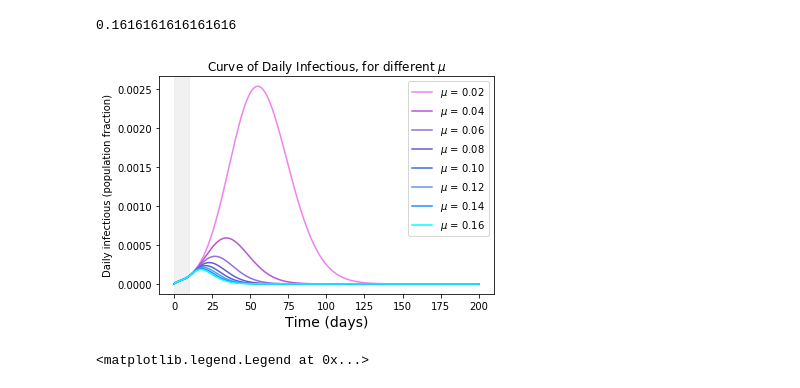
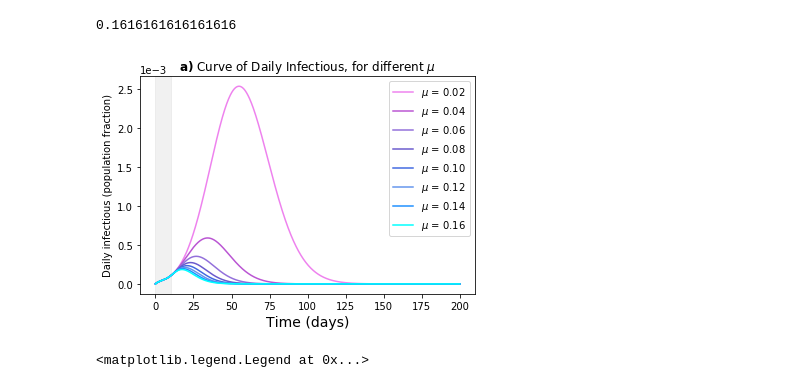
Before and after one commit to daniele-proverbio/assessing_strategies, a Jupyter notebook: Assessing_suppression_measures.ipynb, the cells around one changed output. Saved outputs shown, nothing was run; the diff lists cells and outputs as text; code cells hidden in the pictures.

```diff
--- a/Assessing_suppression_measures.ipynb
+++ b/Assessing_suppression_measures.ipynb
@@ -616,6 +1083,7 @@ beta = 0.85    # average contact rate
 gamma = 0.34   # mean infectious period = 3 following German Epidemiology Institute (GEI) [or = 2 (Peng, 2020) in Wuhan]
 rho = 1   # social distancing (to control contact rate )
 mu = np.linspace(0, 0.2, 100)     # removal rate
+tau = [10/dt,15/dt,20/dt,25/dt]
 # %%
 # considering mu
 # peak maximum
@@ -677,23 +1217,23 @@ fig_mu.savefig("/Users/daniele.proverbio/python-workspace/PhD/covid-19/Assessing
 # %%
 # Just a sample
 
-params_protection_1 = alpha, beta, gamma, mu[10]
-params_protection_2 = alpha, beta, gamma, mu[20]
-params_protection_3 = alpha, beta, gamma, mu[30]
-params_protection_4 = alpha, beta, gamma, mu[40]
-params_protection_5 = alpha, beta, gamma, mu[50]
-params_protection_6 = alpha, beta, gamma, mu[60]
-params_protection_7 = alpha, beta, gamma, mu[70]
-params_protection_8 = alpha, beta, gamma, mu[80]
-params_protection_9 = alpha, beta, gamma, mu[90]
+params_protection_1 = alpha, beta, gamma, mu[10], tau[0]
+params_protection_2 = alpha, beta, gamma, mu[20], tau[0]
+params_protection_3 = alpha, beta, gamma, mu[30], tau[0]
+params_protection_4 = alpha, beta, gamma, mu[40], tau[0]
+params_protection_5 = alpha, beta, gamma, mu[50], tau[0]
+params_protection_6 = alpha, beta, gamma, mu[60], tau[0]
+params_protection_7 = alpha, beta, gamma, mu[70], tau[0]
+params_protection_8 = alpha, beta, gamma, mu[80], tau[0]
+params_protection_9 = alpha, beta, gamma, mu[90], tau[0]
 
-params_protection_15 = alpha, beta, gamma, mu[1]
-params_protection_13 = alpha, beta, gamma, mu[2]
-params_protection_10 = alpha, beta, gamma, mu[3]
-params_protection_11 = alpha, beta, gamma, mu[4]
-params_protection_12 = alpha, beta, gamma, mu[5]
-params_protection_14 = alpha, beta, gamma, mu[6]
-params_protection_16 = alpha, beta, gamma, mu[0]
+params_protection_15 = alpha, beta, gamma, mu[1], tau[0]
+params_protection_13 = alpha, beta, gamma, mu[2], tau[0]
+params_protection_10 = alpha, beta, gamma, mu[3], tau[0]
+params_protection_11 = alpha, beta, gamma, mu[4], tau[0]
+params_protection_12 = alpha, beta, gamma, mu[5], tau[0]
+params_protection_14 = alpha, beta, gamma, mu[6], tau[0]
+params_protection_16 = alpha, beta, gamma, mu[0], tau[0]
 
 
 results_protection_1 = protection_seir_model(init_vals[:4], params_protection_1, t)
@@ -720,31 +1260,33 @@ mu[80]
 # %%
 c, ax = plt.subplots(nrows=1, ncols=1)
 
 stop_plot = 2000
 
 #correct legend!
 #plt.plot(t[:stop_plot],results_protection_14.T[2,:stop_plot],"plum",label="$\\mu$ = 0.01")
 plt.plot(t[:stop_plot],results_protection_1.T[2,:stop_plot],"violet",label="$\\mu$ = 0.02")
 plt.plot(t[:stop_plot],results_protection_2.T[2,:stop_plot],"mediumorchid",label="$\\mu$ = 0.04")
 plt.plot(t[:stop_plot],results_protection_3.T[2,:stop_plot],"mediumpurple",label="$\\mu$ = 0.06")
 plt.plot(t[:stop_plot],results_protection_4.T[2,:stop_plot],"slateblue",label="$\\mu$ = 0.08")
 plt.plot(t[:stop_plot],results_protection_5.T[2,:stop_plot],"royalblue",label="$\\mu$ = 0.10")
 plt.plot(t[:stop_plot],results_protection_6.T[2,:stop_plot],"cornflowerblue",label="$\\mu$ = 0.12")
 plt.plot(t[:stop_plot],results_protection_7.T[2,:stop_plot],"dodgerblue",label="$\\mu$ = 0.14")
 plt.plot(t[:stop_plot],results_protection_8.T[2,:stop_plot],"aqua",label="$\\mu$ = 0.16")
 #plt.plot(t[:stop_plot],results_protection_9.T[2,:stop_plot],"aqua",label="$\\mu$ = 0.18")
 #follow cool colormap
 
-plt.title("Curve of Daily Infectious, for different $\\mu$")
+plt.title("$\\bf{a)}$ Curve of Daily Infectious, for different $\\mu$")
 xlabel("Time (days)", fontsize=14)
 plt.legend()
 ax.axvspan(0, 10, alpha=0.3, color='lightgrey')
 
+plt.ticklabel_format(axis="y", style="sci", scilimits=(0,0))
+
 ylabel("Daily infectious (population fraction)")
 
-c.savefig("/Users/daniele.proverbio/python-workspace/PhD/covid-19/AssessingSuppressionMeasures/plots_covid/mu_curves.pdf",bbox_inches = "tight",transparent=True)
+c.savefig("/Users/daniele.proverbio/python-workspace/PhD/covid-19/AssessingSuppressionMeasures/plots_covid/mu_curves.eps", format='eps', dpi=600)
 # %% [output]
-[figure, old version]
+[figure, new version]
 # %%
 # zooming in
 z, ax = plt.subplots(nrows=1, ncols=1)
```
Also changed, not shown: parts of 83 cells of this notebook.
